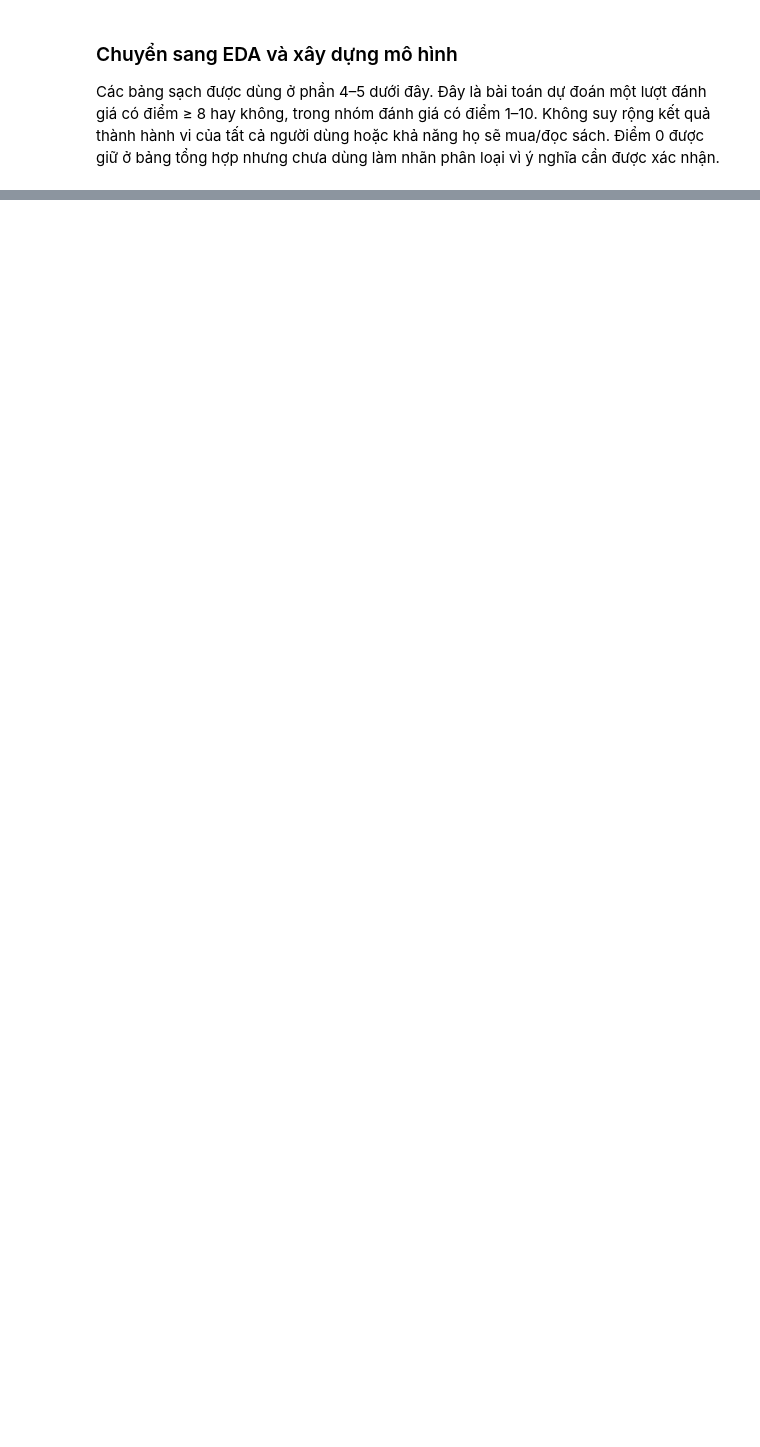
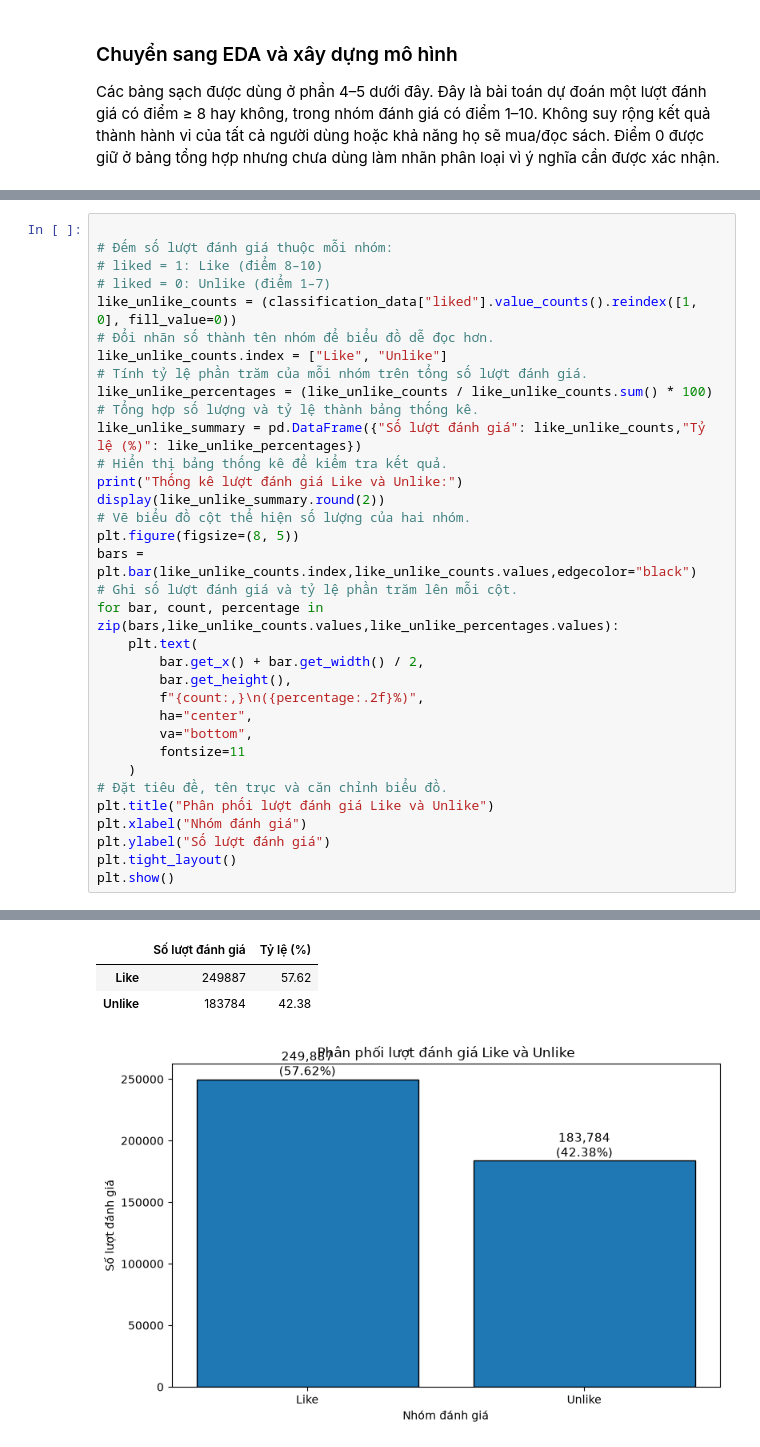
Before and after one commit to Bluenip/Data_analyst_python_midterm_project, a Jupyter notebook: mid_term_code.ipynb, the cells around one changed output, grey strips where cells are left out. Drawn from its saved outputs; the diff is of its cells as text; blank space fills up the shorter version.

```diff
--- a/mid_term_code.ipynb
+++ b/mid_term_code.ipynb
@@ -229,0 +271,35 @@ Các bảng sạch được dùng ở phần 4–5 dưới đây. Đây là bài
+# %%
+
+# Đếm số lượt đánh giá thuộc mỗi nhóm:
+# liked = 1: Like (điểm 8–10)
+# liked = 0: Unlike (điểm 1–7)
+like_unlike_counts = (classification_data["liked"].value_counts().reindex([1, 0], fill_value=0))
+# Đổi nhãn số thành tên nhóm để biểu đồ dễ đọc hơn.
+like_unlike_counts.index = ["Like", "Unlike"]
+# Tính tỷ lệ phần trăm của mỗi nhóm trên tổng số lượt đánh giá.
+like_unlike_percentages = (like_unlike_counts / like_unlike_counts.sum() * 100)
+# Tổng hợp số lượng và tỷ lệ thành bảng thống kê.
+like_unlike_summary = pd.DataFrame({"Số lượt đánh giá": like_unlike_counts,"Tỷ lệ (%)": like_unlike_percentages})
+# Hiển thị bảng thống kê để kiểm tra kết quả.
+print("Thống kê lượt đánh giá Like và Unlike:")
+display(like_unlike_summary.round(2))
+# Vẽ biểu đồ cột thể hiện số lượng của hai nhóm.
+plt.figure(figsize=(8, 5))
+bars = plt.bar(like_unlike_counts.index,like_unlike_counts.values,edgecolor="black")
+# Ghi số lượt đánh giá và tỷ lệ phần trăm lên mỗi cột.
+for bar, count, percentage in zip(bars,like_unlike_counts.values,like_unlike_percentages.values):
+    plt.text(
+        bar.get_x() + bar.get_width() / 2,
+        bar.get_height(),
+        f"{count:,}\n({percentage:.2f}%)",
+        ha="center",
+        va="bottom",
+        fontsize=11
+    )
+# Đặt tiêu đề, tên trục và căn chỉnh biểu đồ.
+plt.title("Phân phối lượt đánh giá Like và Unlike")
+plt.xlabel("Nhóm đánh giá")
+plt.ylabel("Số lượt đánh giá")
+plt.tight_layout()
+plt.show()
+# %% [output]
@@ -229,0 +307,4 @@ Các bảng sạch được dùng ở phần 4–5 dưới đây. Đây là bài
+|  | Số lượt đánh giá | Tỷ lệ (%) |
+| Like | 249887 | 57.62 |
+| Unlike | 183784 | 42.38 |
+[figure, added]
```
Also changed, not shown: parts of 13 cells of this notebook.
